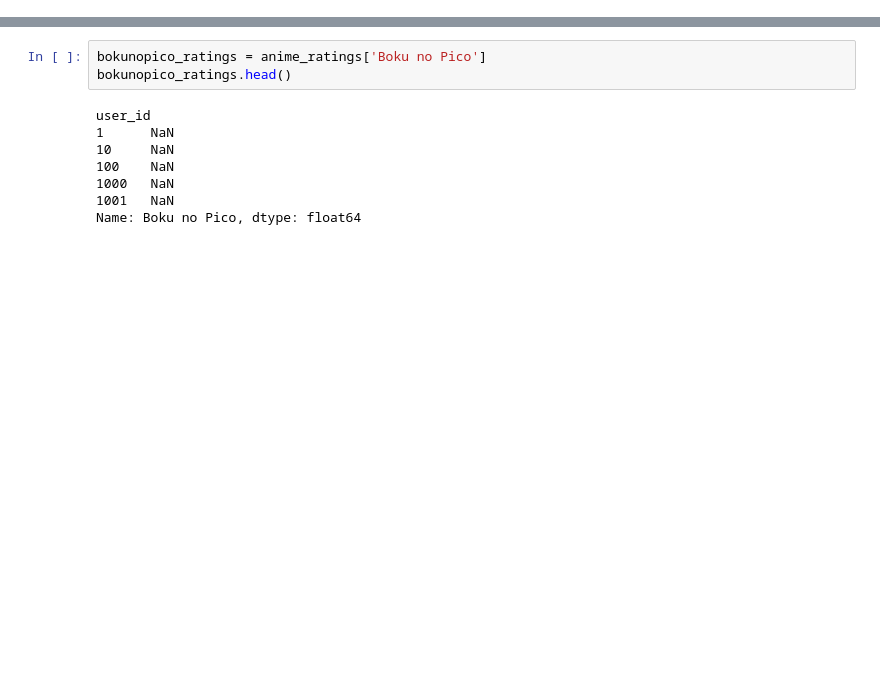
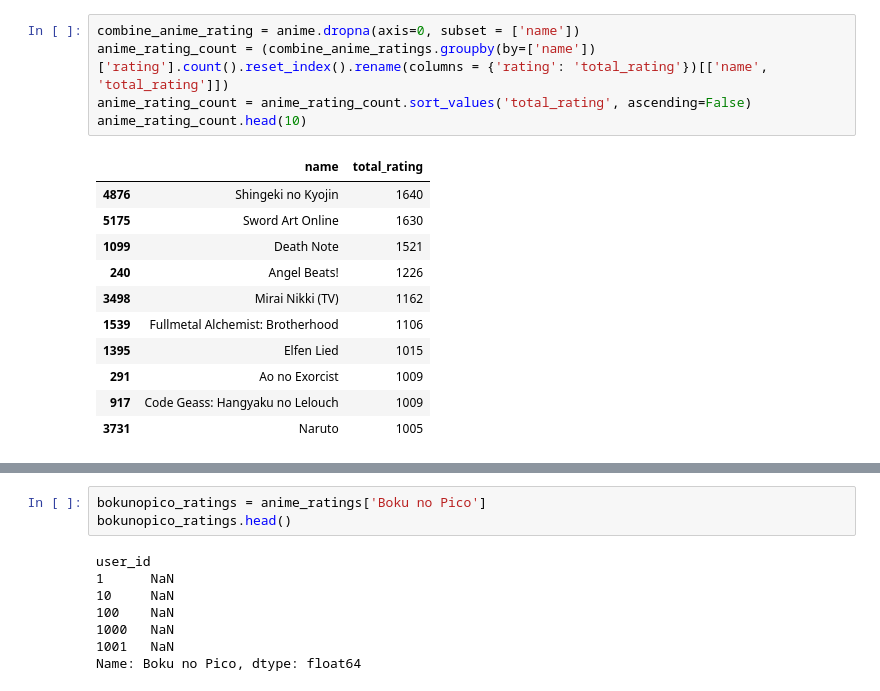
Before and after one commit to Capstone-Project-group/Recommender-System, a Jupyter notebook: Data-Prep.ipynb, the cells around one changed output, grey strips where cells are left out. Drawn from its saved outputs; the diff is of its cells as text; blank space fills up the shorter version.

```diff
--- a/Data-Prep.ipynb
+++ b/Data-Prep.ipynb
@@ -21,0 +43,17 @@ anime_ratings.tail()
+# %%
+combine_anime_rating = anime.dropna(axis=0, subset = ['name'])
+anime_rating_count = (combine_anime_ratings.groupby(by=['name'])['rating'].count().reset_index().rename(columns = {'rating': 'total_rating'})[['name', 'total_rating']])
+anime_rating_count = anime_rating_count.sort_values('total_rating', ascending=False)
+anime_rating_count.head(10)
+# %% [output]
+|  | name | total_rating |
+| 4876 | Shingeki no Kyojin | 1640 |
+| 5175 | Sword Art Online | 1630 |
+| 1099 | Death Note | 1521 |
+| 240 | Angel Beats! | 1226 |
+| 3498 | Mirai Nikki (TV) | 1162 |
+| 1539 | Fullmetal Alchemist: Brotherhood | 1106 |
+| 1395 | Elfen Lied | 1015 |
+| 291 | Ao no Exorcist | 1009 |
+| 917 | Code Geass: Hangyaku no Lelouch | 1009 |
+| 3731 | Naruto | 1005 |
```
Also changed, not shown: parts of 14 cells of this notebook, 1 other file.
